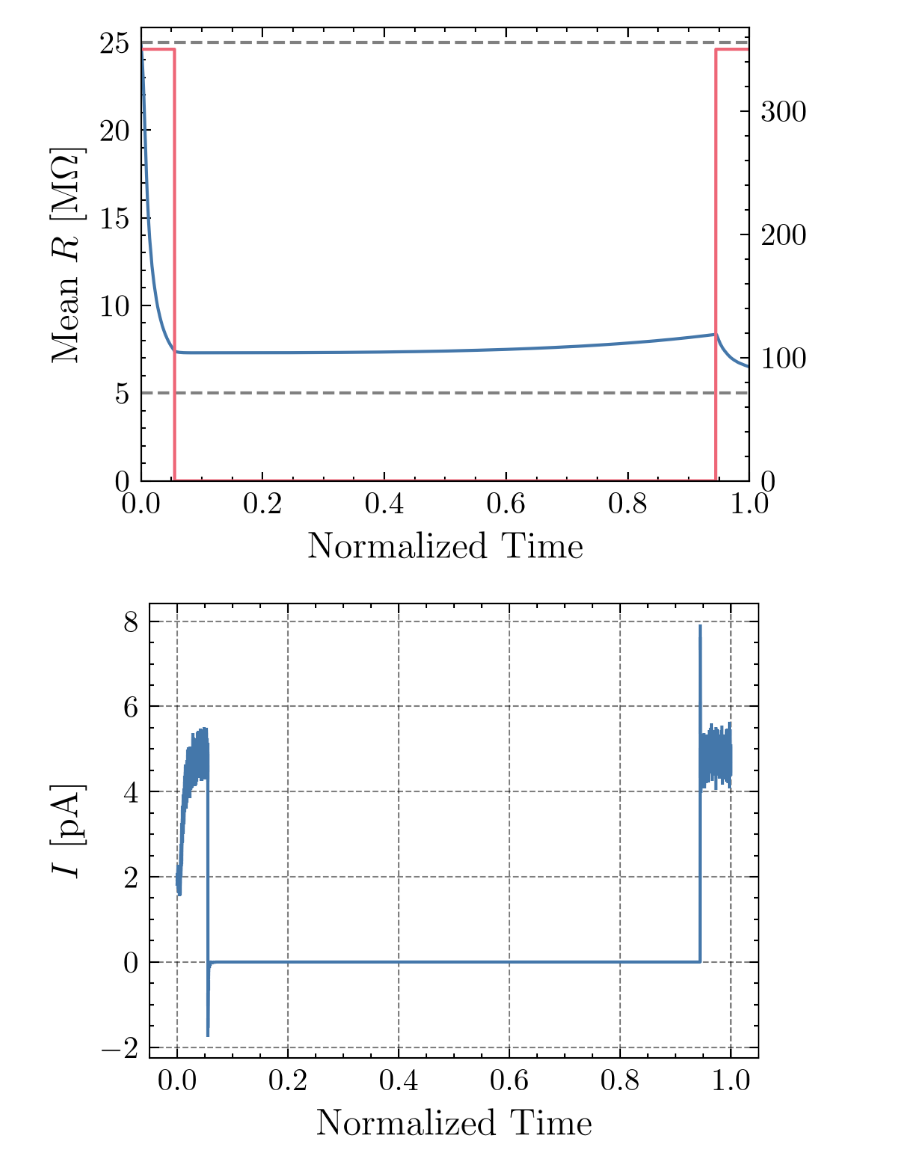
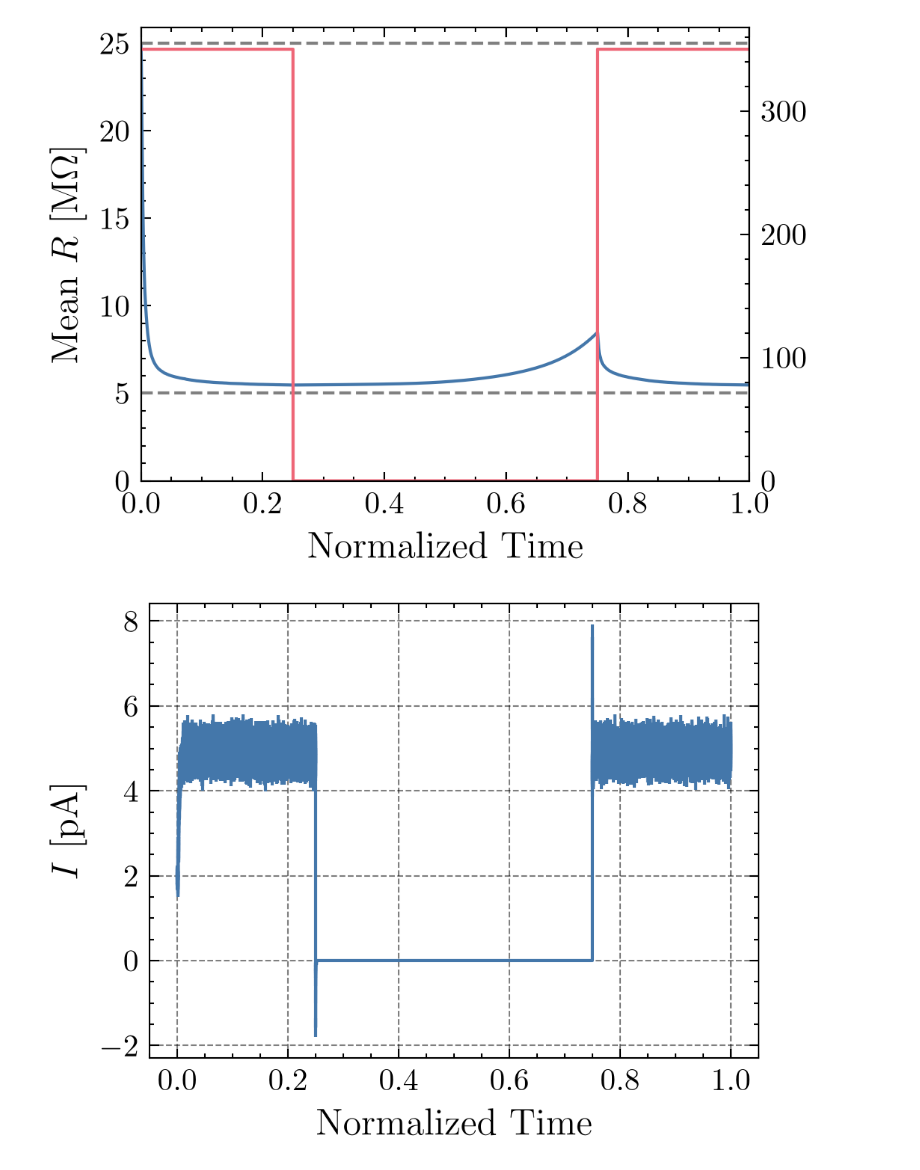
Before and after one commit to JonasMnsing/nanonets, a Jupyter notebook: notebooks/dynamic_resistances/paired_pulse.ipynb, the cells around one changed output. Cells and saved outputs as stored; diff of their text form; code cells hidden in the pictures.

```diff
--- a/notebooks/dynamic_resistances/paired_pulse.ipynb
+++ b/notebooks/dynamic_resistances/paired_pulse.ipynb
@@ -26,30 +26,30 @@ for t_write in T_WRITE_LIST:
 
         data[t_write][t_wait] = df
 # %%
-t_write = 3.2
-t_wait = 51.2
+t_write = 51.2
+t_wait = 102.4
 t_plot = data[t_write][t_wait]['t'].values*1e9
 r_plot = data[t_write][t_wait]['Resistance'].values
 u_plot = data[t_write][t_wait]['E0'].values*1000
 
 fig, ax = plt.subplots(dpi=300)
 _ = ax.plot(t_plot/t_plot.max(), r_plot, color=BLUE_COLOR)
 _ = ax.set_ylim(0)
 _ = ax.axhline(5, color='grey', ls='--')
 _ = ax.axhline(25, color='grey', ls='--')
 _ = ax.set_ylabel(r"Mean $R$ [M$\Omega$]", size="large")
 _ = ax.set_xlabel(r"Normalized Time", size="large")
 _ = ax.grid(False)
 _ = ax.set_xlim(0,1)
 
 
 ax2 = ax.twinx()
 _ = ax2.plot(t_plot/t_plot.max(), u_plot, color=RED_COLOR)
 _ = ax2.set_ylim(0)
 _ = ax2.set_xlim(0,1)
 _ = ax2.grid(False)
 # %% [output]
-[figure, old version]
+[figure, new version]
 # %%
 t_plot = data[t_write][t_wait]['t'].values*1e9
 y_plot = data[t_write][t_wait]['Observable'].values*1e-9
@@ -61,4 +61,4 @@ _ = ax.errorbar(t_plot/t_plot.max(), y_plot, e_plot)
 _ = ax.set_ylabel(r"$I$ [pA]", size="large")
 _ = ax.set_xlabel(r"Normalized Time", size="large")
 # %% [output]
-[figure, old version]
+[figure, new version]
```
Also changed, not shown: 12 other files.
